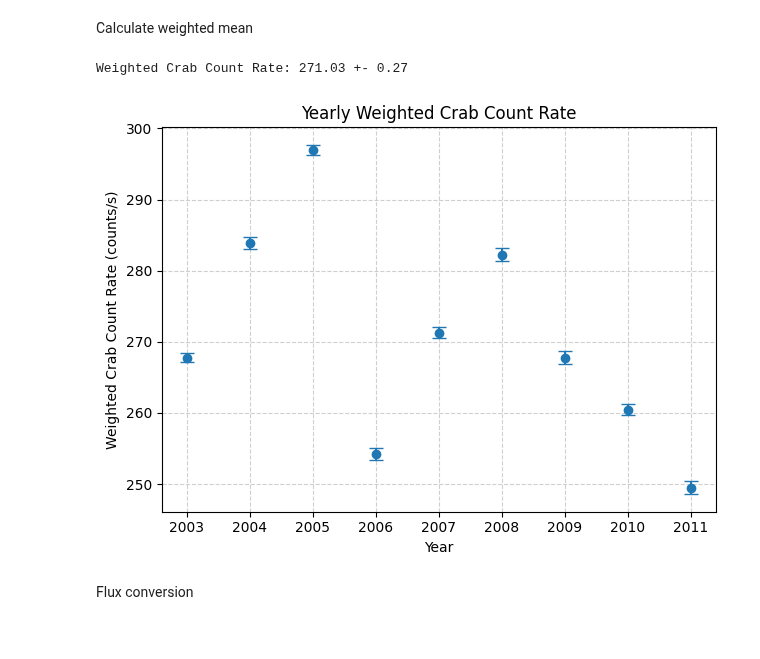
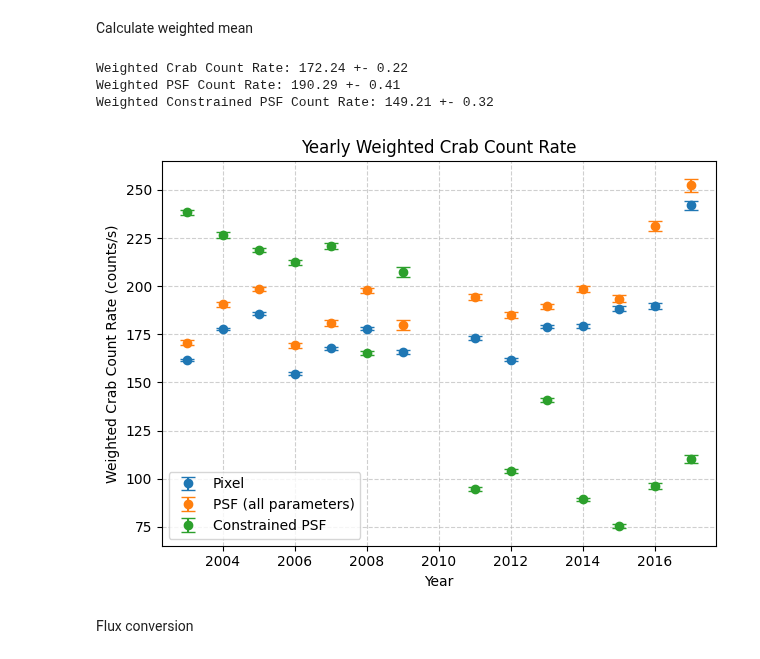
Before and after one commit to interstellxr/jupiter-xray-analysis, a Jupyter notebook: jupiter-xrays/CrabLongTermPlotting.ipynb, the cells around one changed output. Saved outputs shown, nothing was run; the diff lists cells and outputs as text; code cells hidden in the pictures.

```diff
--- a/jupiter-xrays/CrabLongTermPlotting.ipynb
+++ b/jupiter-xrays/CrabLongTermPlotting.ipynb
@@ -5,7 +5,7 @@ First load the Crab count rates file, which was acquired in CrabLongTerm.ipynb
 # %%
 import numpy as np
 
-input_filename = "../data/crab_longterm_img_data.txt"
+input_filename = "../data/crab_longterm_img_data_15_30.txt"
 
 data = np.genfromtxt(input_filename, delimiter=",", dtype=None, names=True, encoding=None)
 
@@ -15,7 +15,11 @@ crab_countrates = data["Count_Rate"]
 crab_variances = data["Variance"]
 offsets = data["Angular_offset"]
 annular_counts = data["Annular_Count_Rate"]
-annular_variances = data["Annular_variance"]
+annular_variances = data["Annular_Variance"]
+psf_counts = data["PSF_Count_Rate"]
+psf_errors = data["PSF_Count_Rate_Error"]
+fixed_psf_counts = data["PSF_Count_Rate_Fixed"]
+fixed_psf_errors = data["PSF_Count_Rate_Error_Fixed"]
 # %% [markdown]
 Do some plotting
 # %%
@@ -30,6 +34,10 @@ errors = np.sqrt(crab_variances)
 offsets = np.array(offsets)
 crab_annular_variances = np.array(annular_variances)
 annular_errors = np.sqrt(crab_annular_variances)
+psf_counts = np.array(psf_counts)
+psf_errors = np.array(psf_errors)
+fixed_psf_counts = np.array(fixed_psf_counts)
+fixed_psf_errors = np.array(fixed_psf_errors)
 
 # Calculate average and standard deviation
 avg_count_rate = np.mean(crab_countrates)
@@ -40,7 +48,9 @@ std_offset = np.std(offsets)
 
 # Plot count rate over time with errorbars and std region
 plt.figure()
-plt.errorbar(obs_times, crab_countrates, yerr=errors, fmt='o', capsize=5, label='Crab Count Rate')
+plt.errorbar(obs_times, crab_countrates, yerr=errors, fmt='o', capsize=5, label='Pixel')
+plt.errorbar(obs_times, psf_counts, yerr=psf_errors, fmt='o', capsize=5, label='PSF (all parameters)')
+plt.errorbar(obs_times, fixed_psf_counts, yerr=fixed_psf_errors, fmt='o', capsize=5, label='Constrained PSF')
 plt.axhline(avg_count_rate, color='r', linestyle='--', label=f'Average Count Rate ({avg_count_rate:.2f})')
 plt.fill_between(obs_times, avg_count_rate - std_count_rate, avg_count_rate + std_count_rate, color='r', alpha=0.2, label=f'Standard Deviation ({std_count_rate:.2f})')
 plt.xlabel("Observation Date")
@@ -92,39 +102,82 @@ Calculate weighted mean
 from collections import defaultdict
 
 weights=1/crab_variances
+psf_weights=1/psf_errors
+fixed_psf_weights=1/fixed_psf_errors
 
 # Total weighted average
 weighted_crab_countrate = np.average(crab_countrates, weights=weights)
 weighted_crab_countrate_std = np.sqrt(1 / np.sum(weights))
 print(f"Weighted Crab Count Rate: {weighted_crab_countrate:.2f} +- {weighted_crab_countrate_std:.2f}")
 
+weighted_psf_countrate = np.average(psf_counts, weights=psf_weights)
+weighted_psf_countrate_std = np.sqrt(1 / np.sum(psf_weights))
+print(f"Weighted PSF Count Rate: {weighted_psf_countrate:.2f} +- {weighted_psf_countrate_std:.2f}")
+
+weighted_fixed_psf_countrate = np.average(fixed_psf_counts, weights=fixed_psf_weights)
+weighted_fixed_psf_countrate_std = np.sqrt(1 / np.sum(fixed_psf_weights))
+print(f"Weighted Constrained PSF Count Rate: {weighted_fixed_psf_countrate:.2f} +- {weighted_fixed_psf_countrate_std:.2f}")
+
 # Yearly weighted average
 yearly_data = defaultdict(list)
+yearly_data_psf = defaultdict(list)
+yearly_data_fixed_psf = defaultdict(list)
 
 for date, count_rate, weight in zip(obs_times, crab_countrates, weights):
     year = date.year
     yearly_data[year].append((count_rate, weight))
 
+for date, count_rate, weight in zip(obs_times, psf_counts, psf_weights):
+    year = date.year
+    yearly_data_psf[year].append((count_rate, weight))
+
+for date, count_rate, weight in zip(obs_times, fixed_psf_counts, fixed_psf_weights):
+    year = date.year
+    yearly_data_fixed_psf[year].append((count_rate, weight))
+
 yearly_weighted_means = {}
 yearly_weighted_stds = {}
+yearly_weighted_means_psf = {}
+yearly_weighted_stds_psf = {}
+yearly_weighted_means_fixed_psf = {}
+yearly_weighted_stds_fixed_psf = {}
 
 for year, values in yearly_data.items():
     count_rates, year_weights = zip(*values)
     count_rates = np.array(count_rates)
     year_weights = np.array(year_weights)
     yearly_weighted_means[year] = np.average(count_rates, weights=year_weights)
     yearly_weighted_stds[year] = np.sqrt(1 / np.sum(year_weights))
 
+for year, values in yearly_data_psf.items():
+    count_rates, year_weights = zip(*values)
+    count_rates = np.array(count_rates)
+    year_weights = np.array(year_weights)
+    yearly_weighted_means_psf[year] = np.average(count_rates, weights=year_weights)
+    yearly_weighted_stds_psf[year] = np.sqrt(1 / np.sum(year_weights))
+
+for year, values in yearly_data_fixed_psf.items():
+    count_rates, year_weights = zip(*values)
+    count_rates = np.array(count_rates)
+    year_weights = np.array(year_weights)
+    yearly_weighted_means_fixed_psf[year] = np.average(count_rates, weights=year_weights)
+    yearly_weighted_stds_fixed_psf[year] = np.sqrt(1 / np.sum(year_weights))
+
 plt.figure()
-plt.errorbar(list(yearly_weighted_means.keys()), list(yearly_weighted_means.values()), yerr=list(yearly_weighted_stds.values()), fmt='o', capsize=5)
+plt.errorbar(list(yearly_weighted_means.keys()), list(yearly_weighted_means.values()), yerr=list(yearly_weighted_stds.values()), fmt='o', capsize=5, label='Pixel')
+plt.errorbar(list(yearly_weighted_means_psf.keys()), list(yearly_weighted_means_psf.values()), yerr=list(yearly_weighted_stds_psf.values()), fmt='o', capsize=5, label='PSF (all parameters)')
+plt.errorbar(list(yearly_weighted_means_fixed_psf.keys()), list(yearly_weighted_means_fixed_psf.values()), yerr=list(yearly_weighted_stds_fixed_psf.values()), fmt='o', capsize=5, label='Constrained PSF')
 plt.xlabel("Year")
 plt.ylabel("Weighted Crab Count Rate (counts/s)")
 plt.title("Yearly Weighted Crab Count Rate")
 plt.grid(True, linestyle="--", alpha=0.6)
+plt.legend()
 plt.tight_layout()
 # %% [output]
-Weighted Crab Count Rate: 271.03 +- 0.27
+Weighted Crab Count Rate: 172.24 +- 0.22
+Weighted PSF Count Rate: 190.29 +- 0.41
+Weighted Constrained PSF Count Rate: 149.21 +- 0.32
-[figure, old version]
+[figure, new version]
 # %% [markdown]
 Flux conversion
 # %%
```
Also changed, not shown: parts of 3 cells of this notebook, 12 other files.
